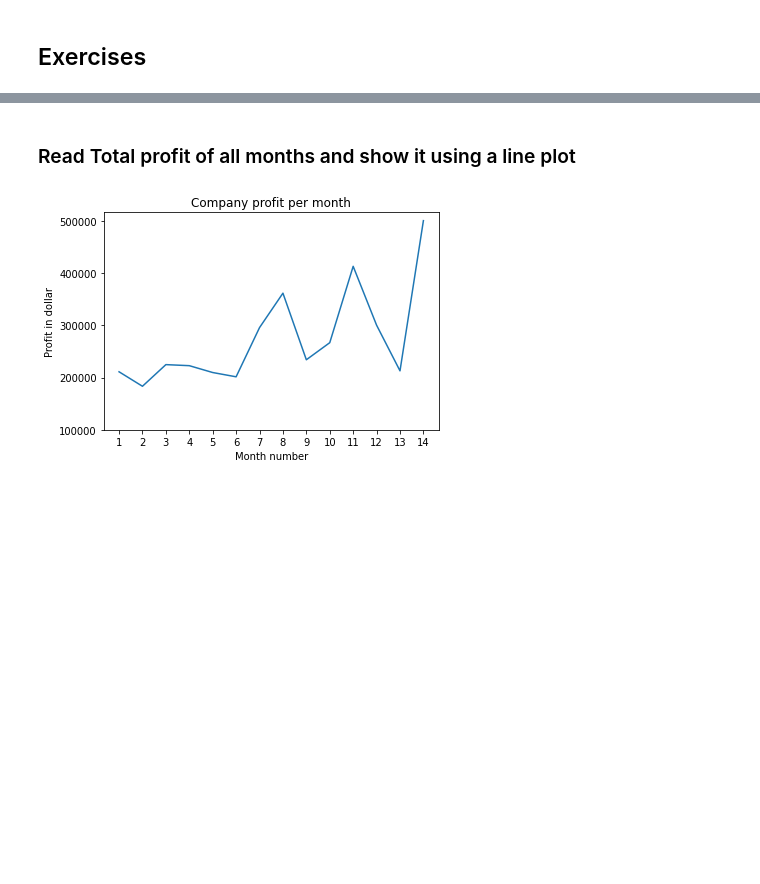
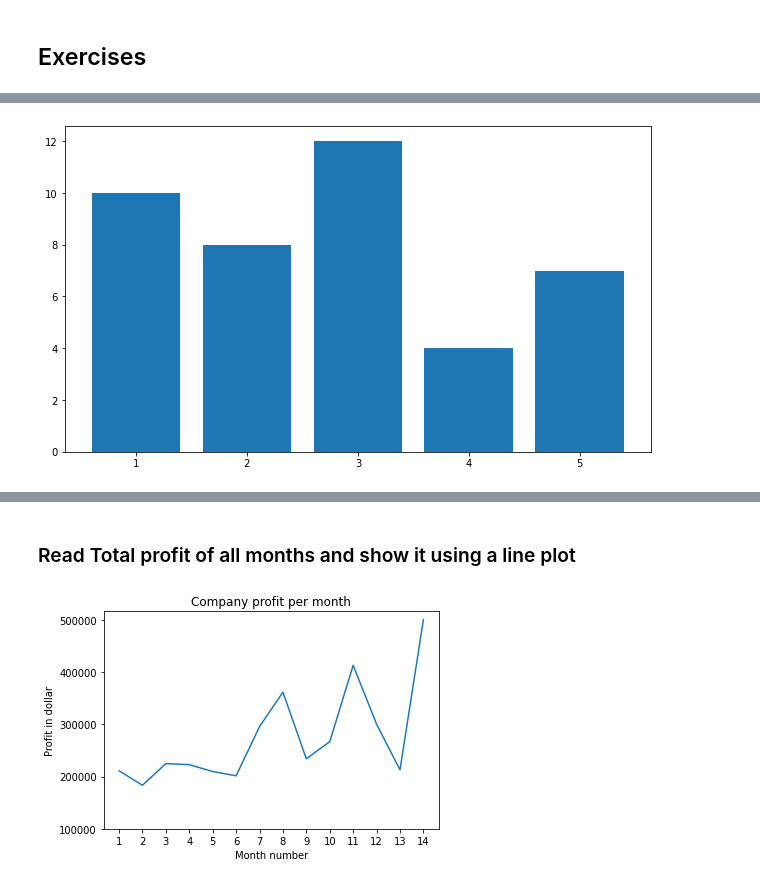
Before and after one commit to poojasaxena/python-tutorial, a Jupyter notebook: pythonTutorial_plotting.ipynb, the cells around one changed output, grey strips where cells are left out. Cells and saved outputs as stored; diff of their text form; code cells hidden in the pictures; blank space fills up the shorter version.

```diff
--- a/pythonTutorial_plotting.ipynb
+++ b/pythonTutorial_plotting.ipynb
@@ -43,0 +57,11 @@ df.describe()
+# %%
+import matplotlib
+fig = matplotlib.pyplot.gcf()
+fig.set_size_inches(10.5, 6)
+x = [1, 2, 3, 4, 5]
+h = [10, 8, 12, 4, 7]
+
+plt.bar(x, height = h)
+plt.show()
+# %% [output]
+[figure, added]
```
Also changed, not shown: parts of 4 cells of this notebook.
